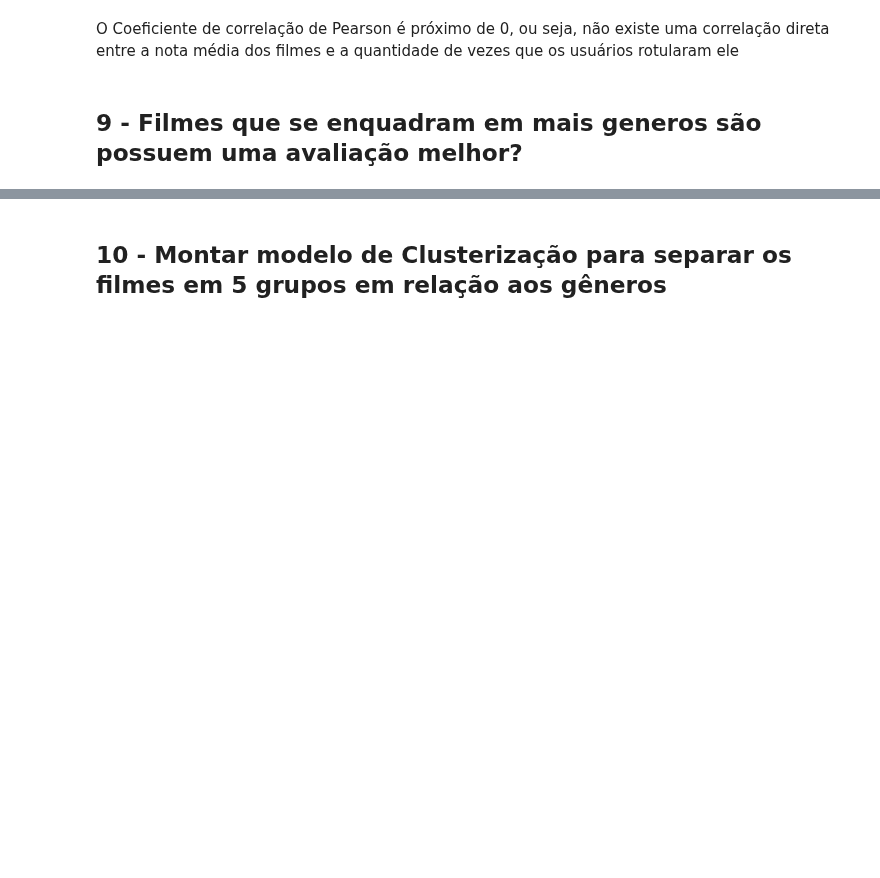
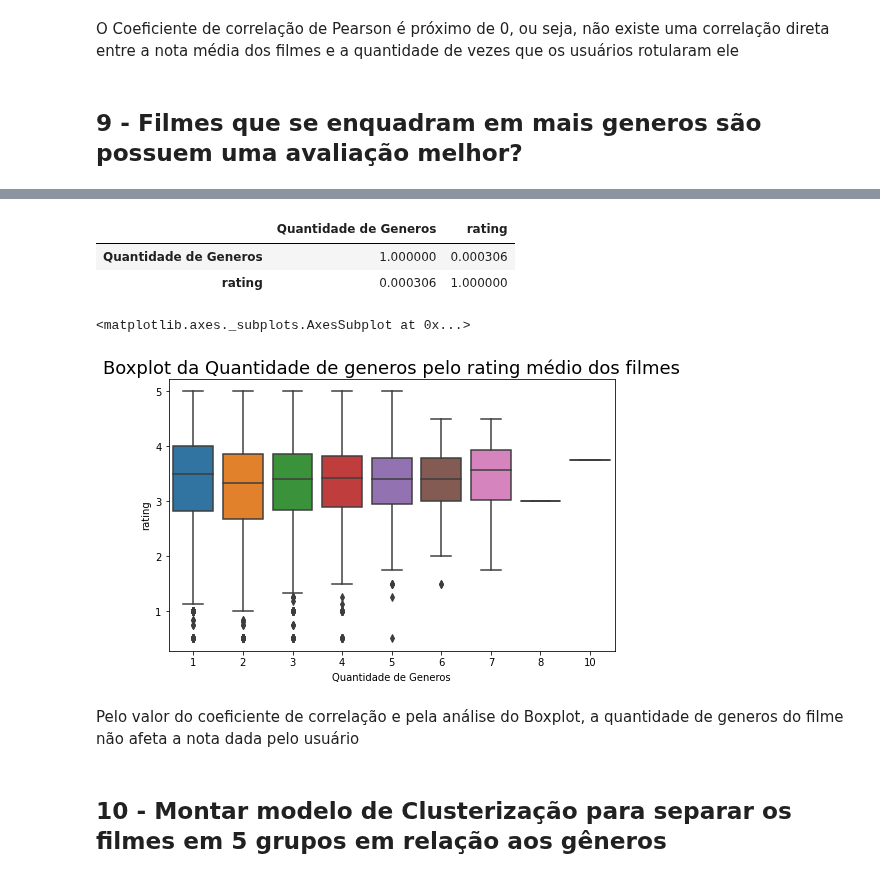
Before and after one commit to dieguim-ifsp-posCD/D1AED, a Jupyter notebook: avaliacoes/20210513-avaliacao01/AED-movie-lens-small.ipynb, the cells around one changed output, grey strips where cells are left out. Cells and saved outputs as stored; diff of their text form; code cells hidden in the pictures; blank space fills up the shorter version.

```diff
--- a/avaliacoes/20210513-avaliacao01/AED-movie-lens-small.ipynb
+++ b/avaliacoes/20210513-avaliacao01/AED-movie-lens-small.ipynb
@@ -929,3 +929,11 @@ mean_rating_tag.corr().round(3)
 O Coeficiente de correlação de Pearson é próximo de 0, ou seja, não existe uma correlação direta entre a nota média dos filmes e a quantidade de vezes que os usuários rotularam ele
 # %% [markdown]
 ## 9 - Filmes que se enquadram em mais generos são possuem uma avaliação melhor?
+# %%
+# Montando DF da quantidade de generos por filme
+quantidade_de_generos = generos.sum(axis = 1)
+movie_qtd_generos= pd.concat([movies_df, quantidade_de_generos], axis = 1)
+movie_qtd_generos.rename(columns = {0:'Quantidade de Generos'}, inplace = True)
+movie_qtd_generos.drop('genres', axis = 1, inplace = True)
+movie_qtd_generos.set_index('movieId', inplace = True)
+movie_qtd_generos.head()
@@ -931,0 +948,7 @@ O Coeficiente de correlação de Pearson é próximo de 0, ou seja, não existe
+# %%
+# Criando DF do rating médio por movieId
+rating_medio_por_filme = ratings_df[['movieId','rating']].groupby('movieId').mean().round(2)
+
+# Concatenando DF
+movie_qtd_generos_e_rating = pd.concat([movie_qtd_generos, rating_medio_por_filme], axis = 1)
+movie_qtd_generos_e_rating.head()
@@ -932,3 +963,19 @@ O Coeficiente de correlação de Pearson é próximo de 0, ou seja, não existe
+# %%
+movie_qtd_generos_e_rating.corr()
+# %% [output]
+|  | Quantidade de Generos | rating |
+| Quantidade de Generos | 1.000000 | 0.000306 |
+| rating | 0.000306 | 1.000000 |
+# %%
+fig = plt.figure(figsize=(8,5))
+ax = sns.boxplot(y = movie_qtd_generos_e_rating['rating'], x = movie_qtd_generos_e_rating['Quantidade de Generos'])
+ax.set_title('Boxplot da Quantidade de generos pelo rating médio dos filmes', fontsize = 18)
+ax
+# %% [output]
+<matplotlib.axes._subplots.AxesSubplot at 0x...>
+[figure, added]
+# %% [markdown]
+Pelo valor do coeficiente de correlação e pela análise do Boxplot, a quantidade de generos do filme não afeta a nota dada pelo usuário
 # %% [markdown]
 ## 10 - Montar modelo de Clusterização para separar os filmes em 5 grupos em relação aos gêneros
 # %%
```
Also changed, not shown: parts of 2 cells of this notebook.
